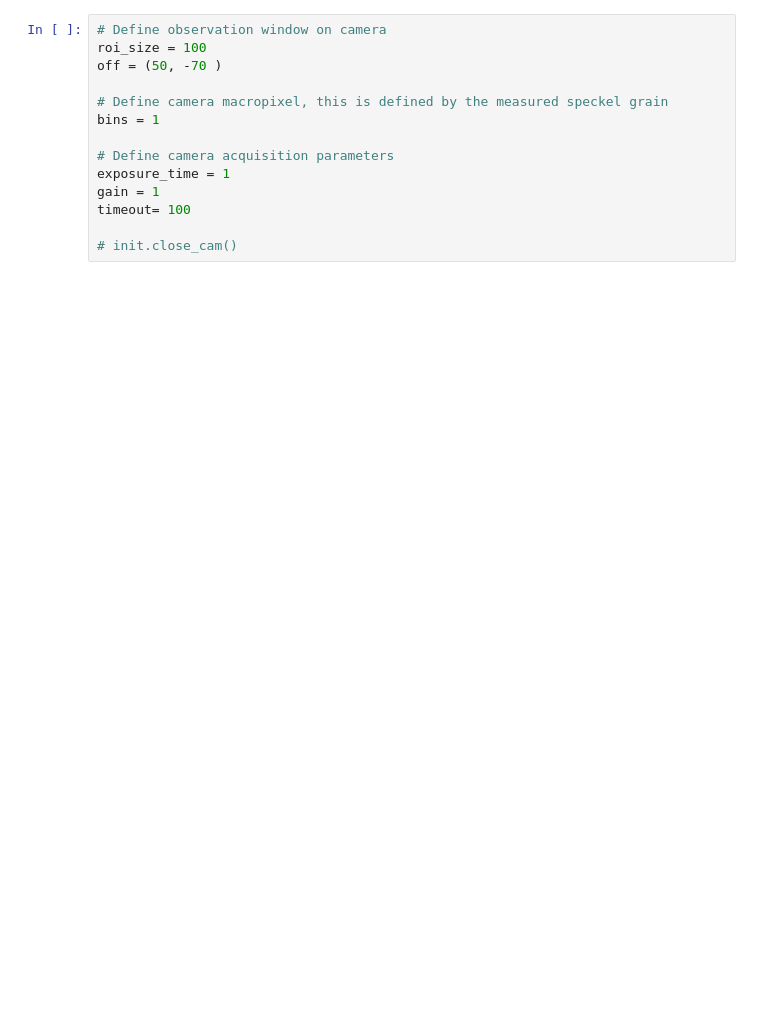
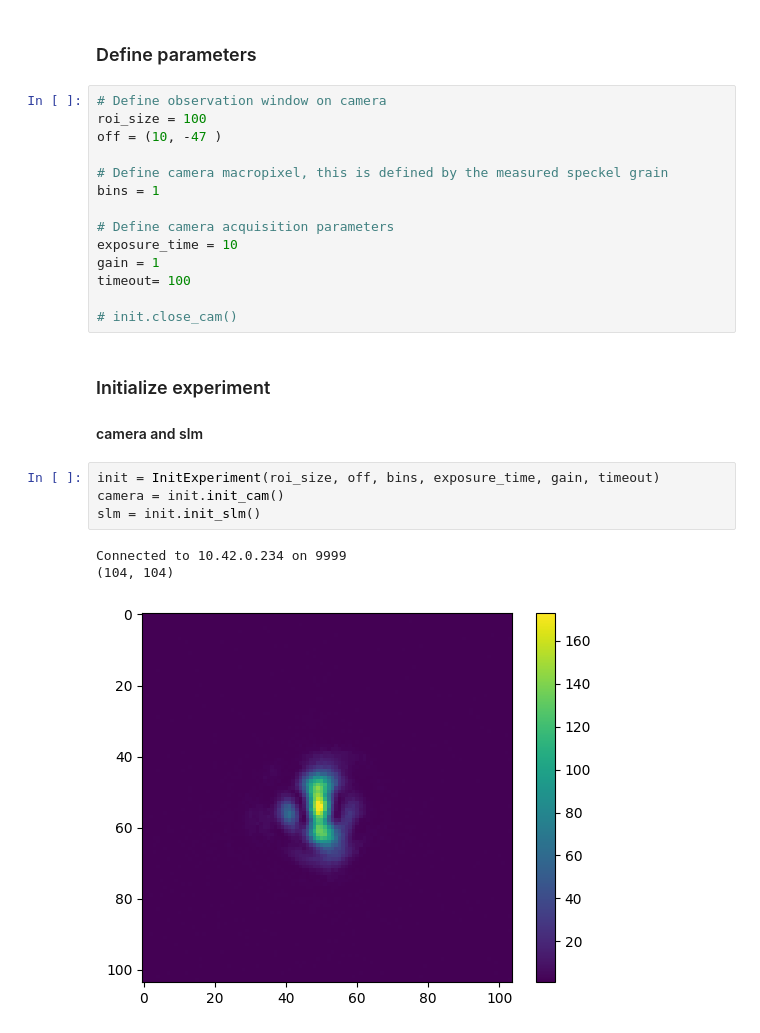
Before and after one commit to alextavern/slmoptim, a Jupyter notebook: notebooks/optimize_aberrations.ipynb, the cells around one changed output. Cells and saved outputs as stored; diff of their text form; blank space fills up the shorter version.

```diff
--- a/notebooks/optimize_aberrations.ipynb
+++ b/notebooks/optimize_aberrations.ipynb
@@ -15,14 +16,27 @@ import time
+# %% [markdown]
+### Define parameters
 # %%
 # Define observation window on camera
 roi_size = 100
-off = (50, -70 )
+off = (10, -47 )
 
 # Define camera macropixel, this is defined by the measured speckel grain
 bins = 1
 
 # Define camera acquisition parameters
-exposure_time = 1
+exposure_time = 10
 gain = 1
 timeout= 100
 
 # init.close_cam()
+# %% [markdown]
+### Initialize experiment
+#### camera and slm
+# %%
+init = InitExperiment(roi_size, off, bins, exposure_time, gain, timeout)
+camera = init.init_cam()
+slm = init.init_slm()
+# %% [output]
+Connected to 10.42.0.234 on 9999
+(104, 104)
+[figure, added]
```
Also changed, not shown: parts of 21 cells of this notebook, 4 other files.
